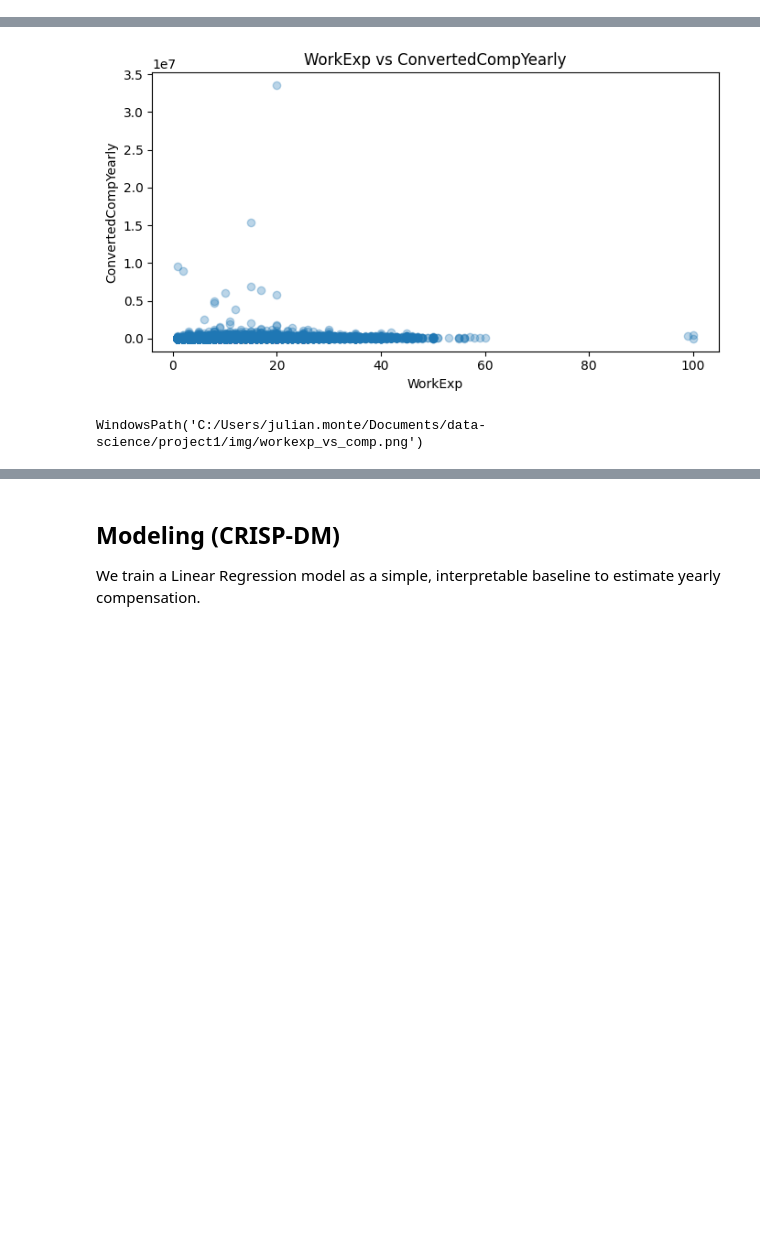
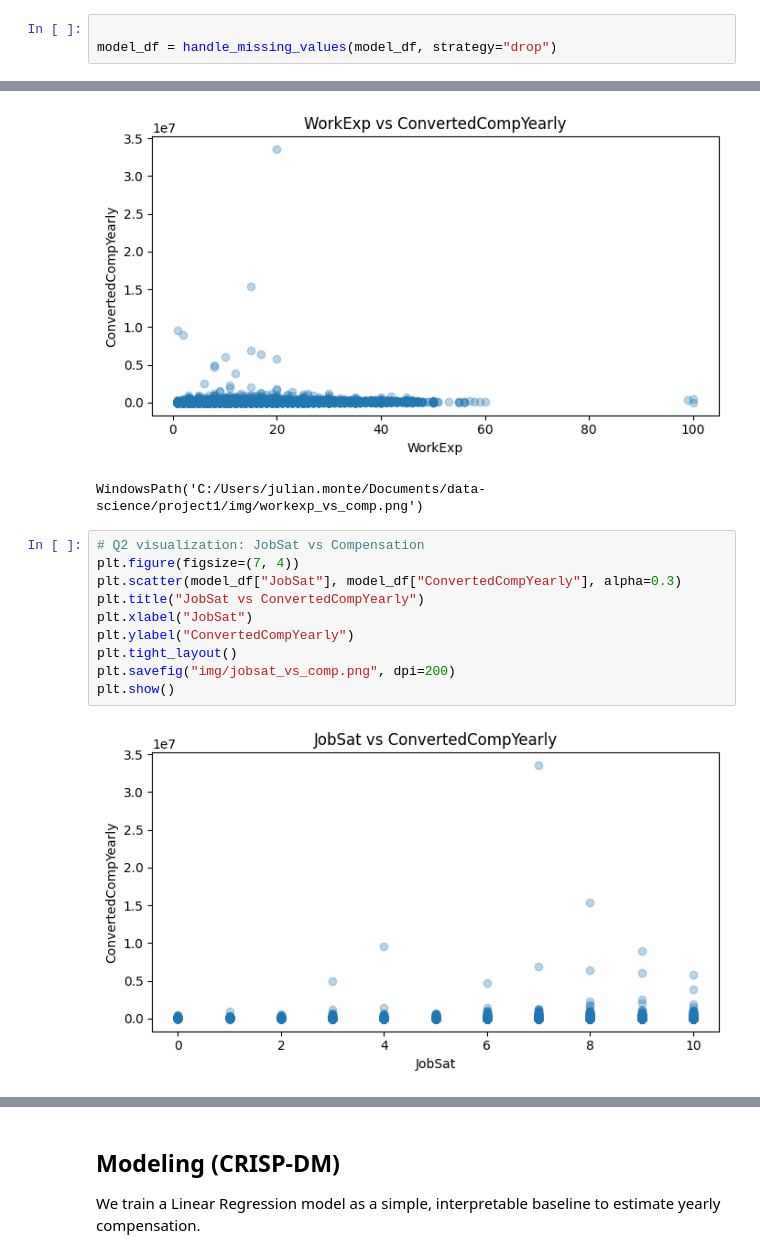
Before and after one commit to julian-acn/project1-data-science, a Jupyter notebook: analysis.ipynb, the cells around one changed output, grey strips where cells are left out. Saved outputs shown, nothing was run; the diff lists cells and outputs as text; blank space fills up the shorter version.

```diff
--- a/analysis.ipynb
+++ b/analysis.ipynb
@@ -217,0 +263,3 @@ df.shape, model_df.shape, missing_summary
+# %%
+
+model_df = handle_missing_values(model_df, strategy="drop")
@@ -269,3 +357,15 @@ saved_path
 # %% [output]
 [figure]
 WindowsPath('C:/Users/julian.monte/Documents/data-science/project1/img/workexp_vs_comp.png')
+# %%
+# Q2 visualization: JobSat vs Compensation
+plt.figure(figsize=(7, 4))
+plt.scatter(model_df["JobSat"], model_df["ConvertedCompYearly"], alpha=0.3)
+plt.title("JobSat vs ConvertedCompYearly")
+plt.xlabel("JobSat")
+plt.ylabel("ConvertedCompYearly")
+plt.tight_layout()
+plt.savefig("img/jobsat_vs_comp.png", dpi=200)
+plt.show()
+# %% [output]
+[figure, added]
```
Also changed, not shown: parts of 15 cells of this notebook, 4 other files.
